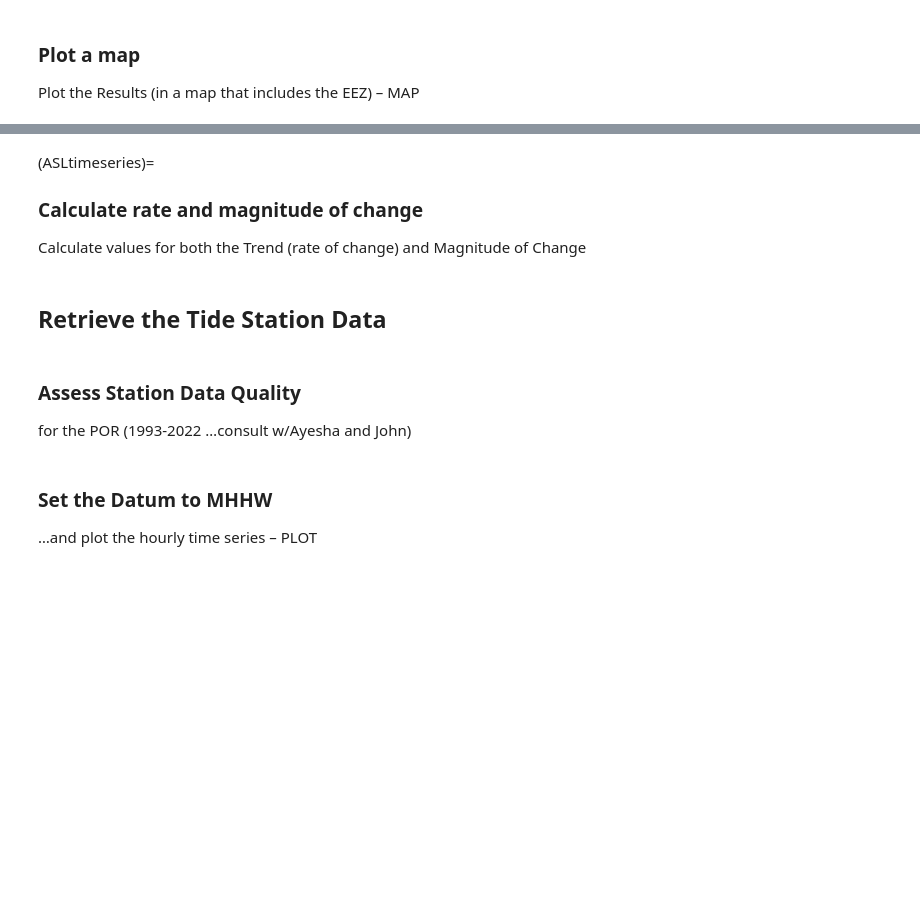
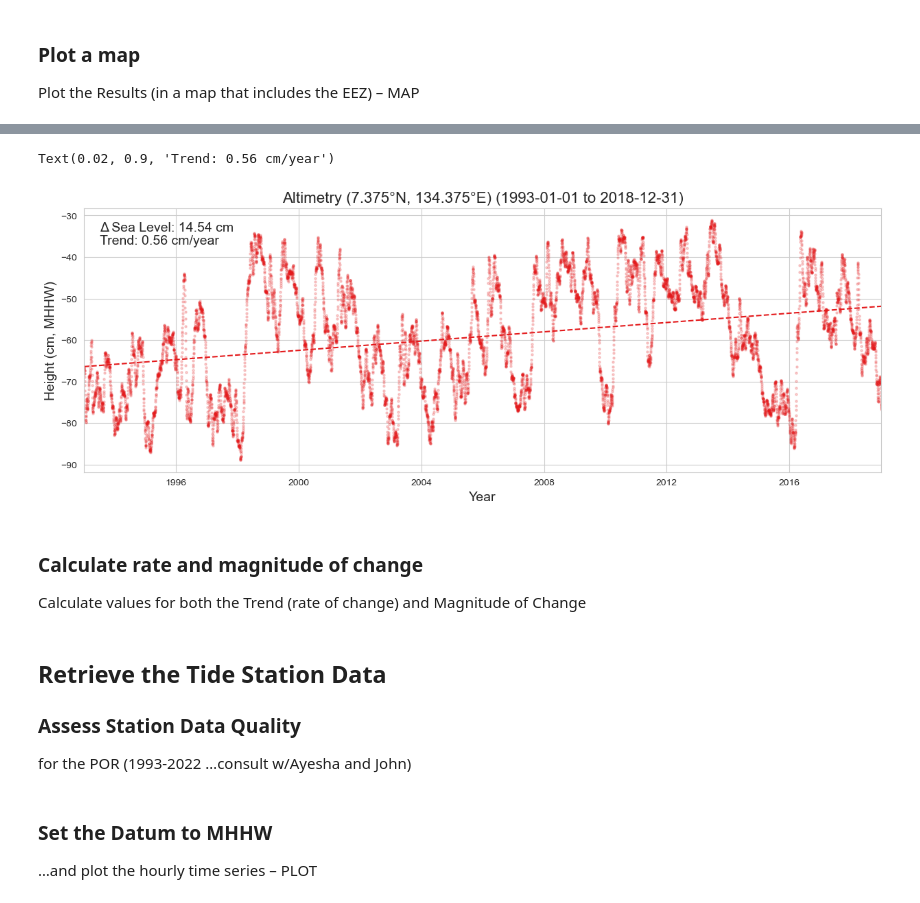
Before and after one commit to jwfiedler/SL_Indicators, a Jupyter notebook: _build/jupyter_execute/SL_indicators_NBs/SL_magnitude.ipynb, the cells around one changed output, grey strips where cells are left out. Drawn from its saved outputs; the diff is of its cells as text; code cells hidden in the pictures; blank space fills up the shorter version.

```diff
--- a/_build/jupyter_execute/SL_indicators_NBs/SL_magnitude.ipynb
+++ b/_build/jupyter_execute/SL_indicators_NBs/SL_magnitude.ipynb
@@ -16,0 +183,6 @@ Retrieve Altimetry Data Set (issues! …consult w/Ayesha and Matthew)
+# %%
+# Normalize tide gauge data to CMEMS 1993-2012 epoch
+epoch_daily_mean_cmems = ds['sla'].sel(time=slice(epoch_start, epoch_end)).sel(longitude=lon, latitude=lat, method='nearest').mean(dim='time')
+
+formatted_mean = format(epoch_daily_mean_cmems.values, ".2f")
+print(f' The mean for the [1993,2012] epoch of the SLA is {formatted_mean} m. Re-check source data to make sure this is correct.')
@@ -22,2 +271,11 @@ Clip the Data Set to the area/grid of Interest
+# %%
+# get the MHHW from the UH Sea Level Center website
+mhhw = 2.162  # in meters, hard-coded for now
+
+# Resetting the sea level anomaly to MHHW of Malakal tide gauge
+rsl_daily_mhhw = rsl_daily + epoch_daily_mean - mhhw #add the epoch mean back to the tide gauge data, then subtract MHHW
+
+# now do a similar thing for the altimetry data
+sla_mhhw = sla_nearest + epoch_daily_mean-epoch_daily_mean_cmems - mhhw #yikes, this is foul looking
 # %% [markdown]
 ### Calculate change
@@ -24,0 +359,3 @@ Calculate the Absolute Sea Level Change (magnitude in cm) within the area/grid o
+# %%
+# calculate the trend at the tide gauge location
+trend_mag_asl, trend_line_asl, trend_rate_asl = process_data_trend_mag(sla_mhhw)
@@ -29,6 +430,39 @@ Plot the Results (in a map that includes the EEZ) – MAP
 ### Plot time series
 Now we'll plot a time series that includes a trend line, the Absolute Sea Level Change (magnitude in cm) within area/s in proximity to the Tide Station/s – PLOT
+# %%
+# Set the style of the plot
+sns.set_style("whitegrid")
+
+# Create a color palette
+palette = sns.color_palette("Set1")
+
+# Plot the timeseries
+# Create the figure and the axes
+fig, ax = plt.subplots(figsize=(15, 5))
+# plot altimetry data
+ax.scatter(sla_mhhw['time'], 100*sla_mhhw, label='Altimetry', color=palette[0], alpha=0.2, s= 5)
+ax.plot(time_cmems, 100*trend_line_asl, label='Altimetry Trend', color=palette[0], linestyle='--')
+
+# Set the title and labels
+ax.set_title(f'Altimetry ({lat_str}, {lon_str}) ({start_date_str} to {end_date_str})', fontsize=16)
+ax.set_xlabel('Year', fontsize=14)
+ax.set_ylabel('Height (cm, MHHW)', fontsize=14)
+
+# Set the y limits
+#ax.set_ylim([-100, -20])
+
+# Set the x limits
+ax.set_xlim([start_date, end_date])
+
+
+# print on figure the trend magnitude and rate
+ax.text(0.02, 0.95, f'Δ Sea Level: {100*trend_mag_asl:.2f} cm', transform=ax.transAxes, fontsize=14,
+        verticalalignment='top')
+ax.text(0.02, 0.90, f'Trend: {100*trend_rate_asl:.2f} cm/year', transform=ax.transAxes, fontsize=14,
+        verticalalignment='top')
+# %% [output]
+Text(0.02, 0.9, 'Trend: 0.56 cm/year')
+[figure, added]
 # %% [markdown]
-(ASLtimeseries)=
 ### Calculate rate and magnitude of change
 Calculate values for both the Trend (rate of change) and Magnitude of Change
@@ -35,6 +471,5 @@ Calculate values for both the Trend (rate of change) and Magnitude of Change
 # %% [markdown]
 ## Retrieve the Tide Station Data
+### Assess Station Data Quality
+for the POR (1993-2022 …consult w/Ayesha and John)
-# %% [markdown]
-### Assess Station Data Quality
-for the POR (1993-2022 …consult w/Ayesha and John)
 # %% [markdown]
```
Also changed, not shown: parts of 54 cells of this notebook, 12 other files.
